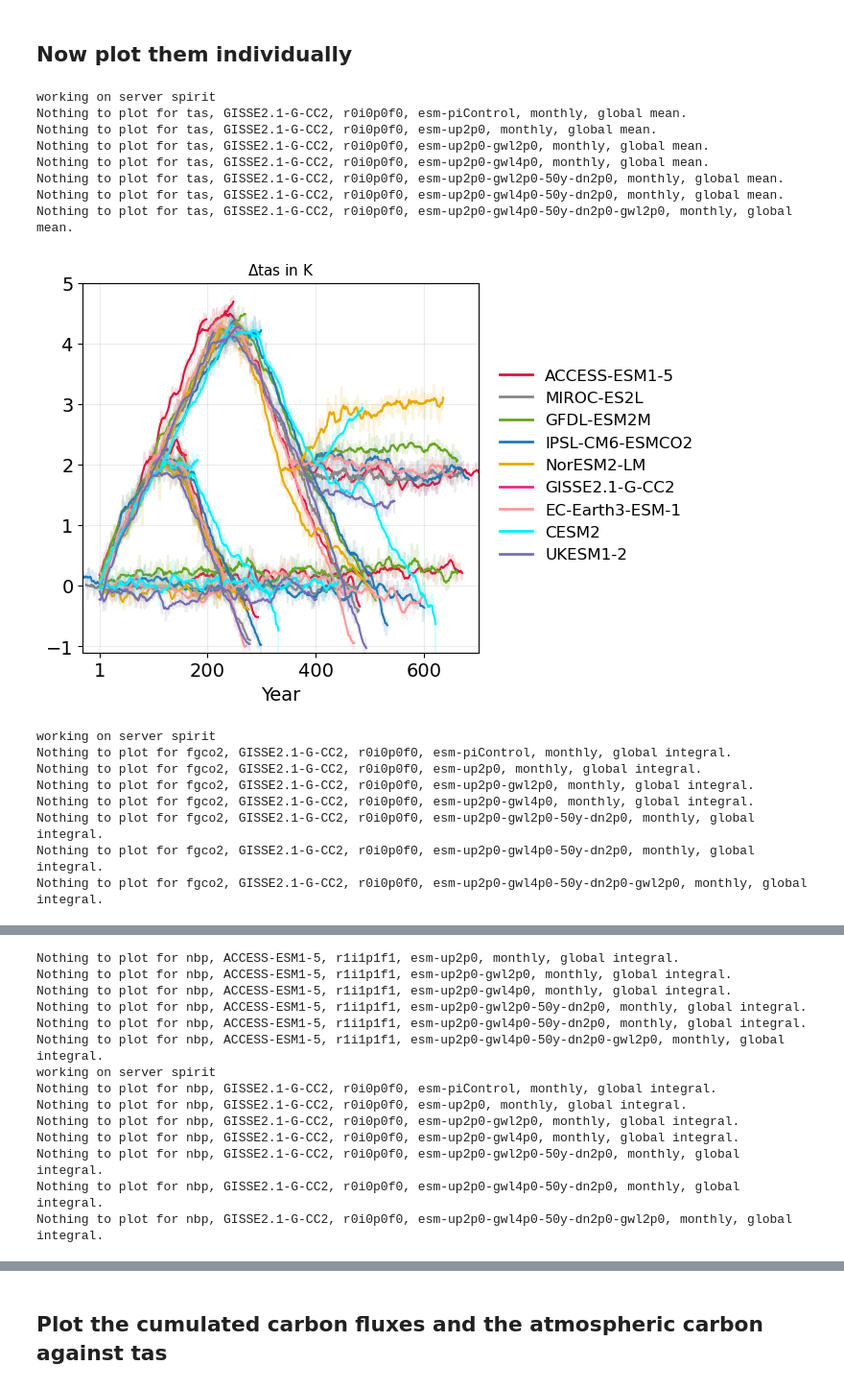
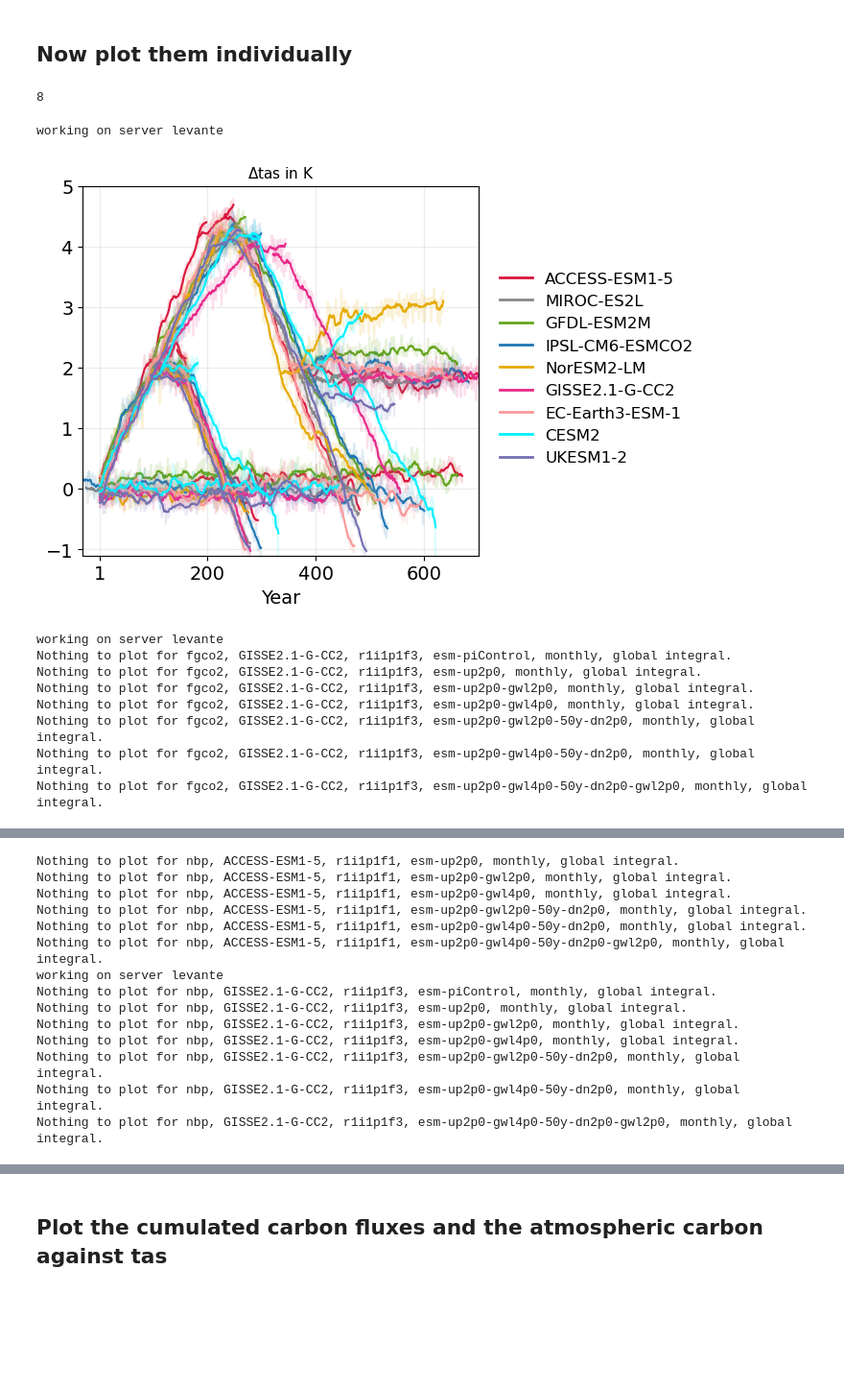
Before and after one commit to eikekoehn/TIPMIP_carbon_cycle, a Jupyter notebook: 02_analysis_and_plotting/plot_fundamental_time_series.ipynb, the cells around one changed output, grey strips where cells are left out. Shown at 96% size. Saved outputs shown, nothing was run; the diff lists cells and outputs as text; code cells hidden in the pictures; blank space fills up the shorter version.

```diff
--- a/02_analysis_and_plotting/plot_fundamental_time_series.ipynb
+++ b/02_analysis_and_plotting/plot_fundamental_time_series.ipynb
@@ -740,6 +717,10 @@ Nothing to plot for fco2antt, GISSE2.1-G-CC2, r0i0p0f0, esm-up2p0-gwl4p0-50y-dn2
 [figure]
 # %% [markdown]
 ## Now plot them individually
+# %%
+model_dict[model].emission_rate
+# %% [output]
+8
 # %%
 from matplotlib.lines import Line2D
 import cftime
@@ -756,8 +737,9 @@ plot_varias = [
     "fco2antt",
 ]
 
-which_letters_to_plot = []# ['T','E','C'] # ['T','E'] ['T','C'] ['E','C'] ['T'] ['E'] ['C']
-
+which_letters_to_plot = []#['T']# ['T','E','C'] # ['T','E'] ['T','C'] ['E','C'] ['T'] ['E'] ['C']
+scale_by_emissions = False
+Erate_scale = 10 # PgC/yr
 
 fontsize=14
 plt.rcParams['font.size']=fontsize
@@ -830,6 +812,11 @@ for varia in plot_varias:
 
                     annual_stat = all_annual_stats[varia][model][run]
 
+
+                if scale_by_emissions == True and varia != 'tas':
+
+                    Erate = model_dict[model].emission_rate
+                    annual_stat = annual_stat / Erate * Erate_scale
 
                 # ------------------------------------------------
                 # zero-crossing time from cumulative emissions
@@ -989,51 +976,48 @@ for varia in plot_varias:
         ax.set_ylim([-1000, 4500])
     else:
         ax.set_ylim([-1000, 2500])
 
     # suppress redundant y tick labels
     #if varia not in ["fgco2", "tas"]:
     #    ax.tick_params(labelleft=False)
 
     #for axi in axes:
     ax.set_xlabel('Year')
 
     #for axi,lab in zip(axes,['a)','b)','c)','d)','e)','f)']):
     #ax.text(0.02,0.02,lab,ha='left',va='bottom',transform=axi.transAxes)
 
     # ============================================================
     # legend
     # ============================================================
 
     fig.legend(
         handles=list(legend_handles.values()),
         loc="center left",
         bbox_to_anchor=(0.71, 0.5),
         frameon=False,
         fontsize=fontsize-2
     )
 
     plt.subplots_adjust(left=0.15,right=0.7)
     #plt.subplots_adjust(bottom=0.15)
-    plt.savefig(f'./../03_plots/fundamental_time_series/timeseries_{varia}_with_letters_{"".join(which_letters_to_plot)}.png',dpi=200,transparent=True)
+    if scale_by_emissions == True:
+        #print('would plot')
+        plt.savefig(f'./../03_plots/fundamental_time_series/timeseries_{varia}_ESCALED{Erate_scale}_with_letters_{"".join(which_letters_to_plot)}.png',dpi=200,transparent=True)
+    else:
+        plt.savefig(f'./../03_plots/fundamental_time_series/timeseries_{varia}_with_letters_{"".join(which_letters_to_plot)}.png',dpi=200,transparent=True)
     plt.show()
 # %% [output]
-working on server spirit
-Nothing to plot for tas, GISSE2.1-G-CC2, r0i0p0f0, esm-piControl, monthly, global mean.
-Nothing to plot for tas, GISSE2.1-G-CC2, r0i0p0f0, esm-up2p0, monthly, global mean.
-Nothing to plot for tas, GISSE2.1-G-CC2, r0i0p0f0, esm-up2p0-gwl2p0, monthly, global mean.
-Nothing to plot for tas, GISSE2.1-G-CC2, r0i0p0f0, esm-up2p0-gwl4p0, monthly, global mean.
-Nothing to plot for tas, GISSE2.1-G-CC2, r0i0p0f0, esm-up2p0-gwl2p0-50y-dn2p0, monthly, global mean.
-Nothing to plot for tas, GISSE2.1-G-CC2, r0i0p0f0, esm-up2p0-gwl4p0-50y-dn2p0, monthly, global mean.
-Nothing to plot for tas, GISSE2.1-G-CC2, r0i0p0f0, esm-up2p0-gwl4p0-50y-dn2p0-gwl2p0, monthly, global mean.
+working on server levante
-[figure, old version]
+[figure, new version]
-working on server spirit
-Nothing to plot for fgco2, GISSE2.1-G-CC2, r0i0p0f0, esm-piControl, monthly, global integral.
-Nothing to plot for fgco2, GISSE2.1-G-CC2, r0i0p0f0, esm-up2p0, monthly, global integral.
-Nothing to plot for fgco2, GISSE2.1-G-CC2, r0i0p0f0, esm-up2p0-gwl2p0, monthly, global integral.
-Nothing to plot for fgco2, GISSE2.1-G-CC2, r0i0p0f0, esm-up2p0-gwl4p0, monthly, global integral.
-Nothing to plot for fgco2, GISSE2.1-G-CC2, r0i0p0f0, esm-up2p0-gwl2p0-50y-dn2p0, monthly, global integral.
-Nothing to plot for fgco2, GISSE2.1-G-CC2, r0i0p0f0, esm-up2p0-gwl4p0-50y-dn2p0, monthly, global integral.
-Nothing to plot for fgco2, GISSE2.1-G-CC2, r0i0p0f0, esm-up2p0-gwl4p0-50y-dn2p0-gwl2p0, monthly, global integral.
+working on server levante
+Nothing to plot for fgco2, GISSE2.1-G-CC2, r1i1p1f3, esm-piControl, monthly, global integral.
+Nothing to plot for fgco2, GISSE2.1-G-CC2, r1i1p1f3, esm-up2p0, monthly, global integral.
+Nothing to plot for fgco2, GISSE2.1-G-CC2, r1i1p1f3, esm-up2p0-gwl2p0, monthly, global integral.
+Nothing to plot for fgco2, GISSE2.1-G-CC2, r1i1p1f3, esm-up2p0-gwl4p0, monthly, global integral.
+Nothing to plot for fgco2, GISSE2.1-G-CC2, r1i1p1f3, esm-up2p0-gwl2p0-50y-dn2p0, monthly, global integral.
+Nothing to plot for fgco2, GISSE2.1-G-CC2, r1i1p1f3, esm-up2p0-gwl4p0-50y-dn2p0, monthly, global integral.
+Nothing to plot for fgco2, GISSE2.1-G-CC2, r1i1p1f3, esm-up2p0-gwl4p0-50y-dn2p0-gwl2p0, monthly, global integral.
 [figure]
 Nothing to plot for nbp, ACCESS-ESM1-5, r1i1p1f1, esm-up2p0, monthly, global integral.
 Nothing to plot for nbp, ACCESS-ESM1-5, r1i1p1f1, esm-up2p0-gwl2p0, monthly, global integral.
@@ -1041,12 +1025,12 @@ Nothing to plot for nbp, ACCESS-ESM1-5, r1i1p1f1, esm-up2p0-gwl4p0, monthly, glo
 Nothing to plot for nbp, ACCESS-ESM1-5, r1i1p1f1, esm-up2p0-gwl2p0-50y-dn2p0, monthly, global integral.
 Nothing to plot for nbp, ACCESS-ESM1-5, r1i1p1f1, esm-up2p0-gwl4p0-50y-dn2p0, monthly, global integral.
 Nothing to plot for nbp, ACCESS-ESM1-5, r1i1p1f1, esm-up2p0-gwl4p0-50y-dn2p0-gwl2p0, monthly, global integral.
-working on server spirit
-Nothing to plot for nbp, GISSE2.1-G-CC2, r0i0p0f0, esm-piControl, monthly, global integral.
-Nothing to plot for nbp, GISSE2.1-G-CC2, r0i0p0f0, esm-up2p0, monthly, global integral.
-Nothing to plot for nbp, GISSE2.1-G-CC2, r0i0p0f0, esm-up2p0-gwl2p0, monthly, global integral.
-Nothing to plot for nbp, GISSE2.1-G-CC2, r0i0p0f0, esm-up2p0-gwl4p0, monthly, global integral.
-Nothing to plot for nbp, GISSE2.1-G-CC2, r0i0p0f0, esm-up2p0-gwl2p0-50y-dn2p0, monthly, global integral.
-Nothing to plot for nbp, GISSE2.1-G-CC2, r0i0p0f0, esm-up2p0-gwl4p0-50y-dn2p0, monthly, global integral.
-Nothing to plot for nbp, GISSE2.1-G-CC2, r0i0p0f0, esm-up2p0-gwl4p0-50y-dn2p0-gwl2p0, monthly, global integral.
+working on server levante
+Nothing to plot for nbp, GISSE2.1-G-CC2, r1i1p1f3, esm-piControl, monthly, global integral.
+Nothing to plot for nbp, GISSE2.1-G-CC2, r1i1p1f3, esm-up2p0, monthly, global integral.
+Nothing to plot for nbp, GISSE2.1-G-CC2, r1i1p1f3, esm-up2p0-gwl2p0, monthly, global integral.
+Nothing to plot for nbp, GISSE2.1-G-CC2, r1i1p1f3, esm-up2p0-gwl4p0, monthly, global integral.
+Nothing to plot for nbp, GISSE2.1-G-CC2, r1i1p1f3, esm-up2p0-gwl2p0-50y-dn2p0, monthly, global integral.
+Nothing to plot for nbp, GISSE2.1-G-CC2, r1i1p1f3, esm-up2p0-gwl4p0-50y-dn2p0, monthly, global integral.
+Nothing to plot for nbp, GISSE2.1-G-CC2, r1i1p1f3, esm-up2p0-gwl4p0-50y-dn2p0-gwl2p0, monthly, global integral.
 [figure]
```
Also changed, not shown: parts of 3 cells of this notebook, 2 other files.
